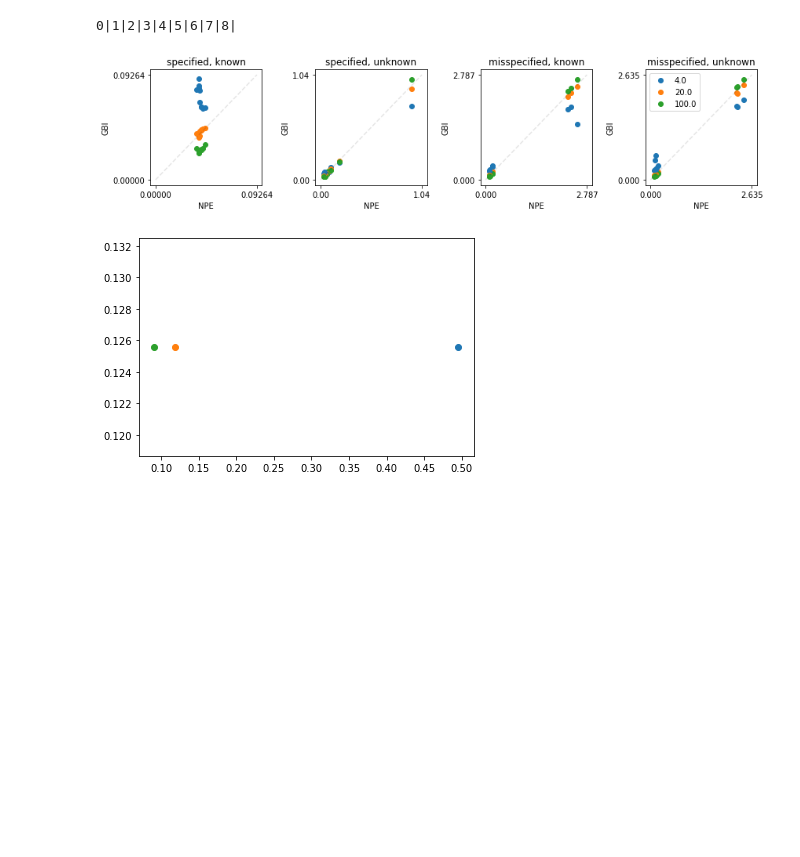
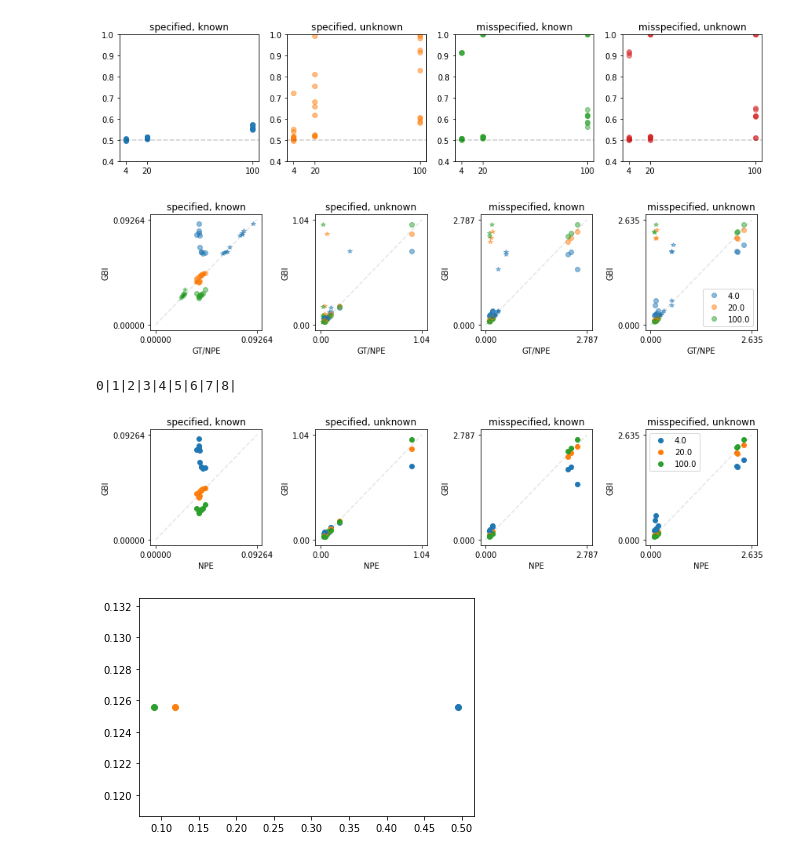
Before and after one commit to mackelab/neuralgbi, a Jupyter notebook: dev_notebook/run_comparisons.ipynb, the cells around one changed output. Cells and saved outputs as stored; diff of their text form; code cells hidden in the pictures; blank space fills up the shorter version.

Commit message:
metrics are done, there are plots

```diff
--- a/dev_notebook/run_comparisons.ipynb
+++ b/dev_notebook/run_comparisons.ipynb
@@ -18,6 +17,60 @@ from gbi.benchmark.tasks.linear_gaussian.task import LinearGaussian
 from gbi.benchmark.tasks.gaussian_mixture.task import GaussianMixture
 
 import gbi.utils.utils as gbi_utils
+# %%
+task_name = "uniform_1d"
+inference_dir = "../results/benchmark/algorithms/"
+inference_datetime = np.sort(listdir(f"{inference_dir}/{task_name}/"))[-1]
+df_summaries = pd.read_csv(f"{inference_dir}/{task_name}/{inference_datetime}/comparison_summaries.csv", index_col=0)
+betas = df_summaries[df_summaries['algorithm']=='GT']['beta'].unique()
+# %%
+plt.figure(figsize=(12,3))
+
+for i_s, specified in enumerate(['specified', 'misspecified']):
+    for i_k, known in enumerate(['known', 'unknown']):
+        plt.subplot(1,4,i_s*2+i_k+1)
+        for xo in range(10):
+            df_cur = df_summaries[(df_summaries['xo_idx']==xo)&(df_summaries['xo_specified']==specified)&(df_summaries['xo_known']==known)]
+            plt.plot(df_cur['beta'], df_cur['c2st'], 'o', color=f"C{i_s*2+i_k}", alpha=0.5)
+
+        plt.xticks(df_cur[df_cur['algorithm']=='GBI']['beta'].unique())
+        plt.ylim([0.4,1])
+        plt.axhline(0.5, alpha=0.2, color='k', linestyle='--')
+        plt.title(f"{specified}, {known}")
+
+plt.tight_layout()
+
+plt.figure(figsize=(12,3))
+for i_s, specified in enumerate(['specified', 'misspecified']):
+    for i_k, known in enumerate(['known', 'unknown']):
+        plt.subplot(1,4,i_s*2+i_k+1)
+        for xo in range(10):
+            df_cur = df_summaries[(df_summaries['xo_idx']==xo)&(df_summaries['xo_specified']==specified)&(df_summaries['xo_known']==known)]
+            for i_, i_b in enumerate([3,4,5]):
+                # GBI GT vs. GBI estimated
+                plt.plot(df_cur['dist_sample_mean'].iloc[-1], df_cur['dist_sample_mean'].iloc[i_b], 'o', color=f"C{i_}", label=betas[i_] if xo==0 else None, alpha=0.5)
+                # plt.errorbar(df_cur['dist_sample_mean'].iloc[-1], df_cur['dist_sample_mean'].iloc[i_b], xerr=df_cur['dist_sample_std'].iloc[-1], yerr=df_cur['dist_sample_std'].iloc[i_b], color=f"C{i_}", alpha=0.1)
+
+                # NPE vs. GBI estimated
+                plt.plot(df_cur['dist_sample_mean'].iloc[i_b-3], df_cur['dist_sample_mean'].iloc[i_b], '*', color=f"C{i_}", alpha=0.5)
+
+        XL = [0,plt.ylim()[1]]
+        plt.plot(XL, XL, 'k--', alpha=0.1)
+        plt.title(f"{specified}, {known}")
+        plt.xticks(XL);plt.yticks(XL);
+        plt.xlabel('GT/NPE'); plt.ylabel('GBI')
+        # plt.xscale('log');plt.yscale('log')
+
+plt.legend()
+plt.tight_layout()
+
+
+
+
+# df_summaries[(df_summaries['xo_idx']==xo)&(df_summaries['xo_specified']==specified)&(df_summaries['xo_known']==known)]
+# %% [output]
+[figure, added]
+[figure, added]
 # %%
 gt_dir = "../results/benchmark/ground_truths/"
 inference_dir = "../results/benchmark/algorithms/"
```
Also changed, not shown: parts of 3 cells of this notebook.
